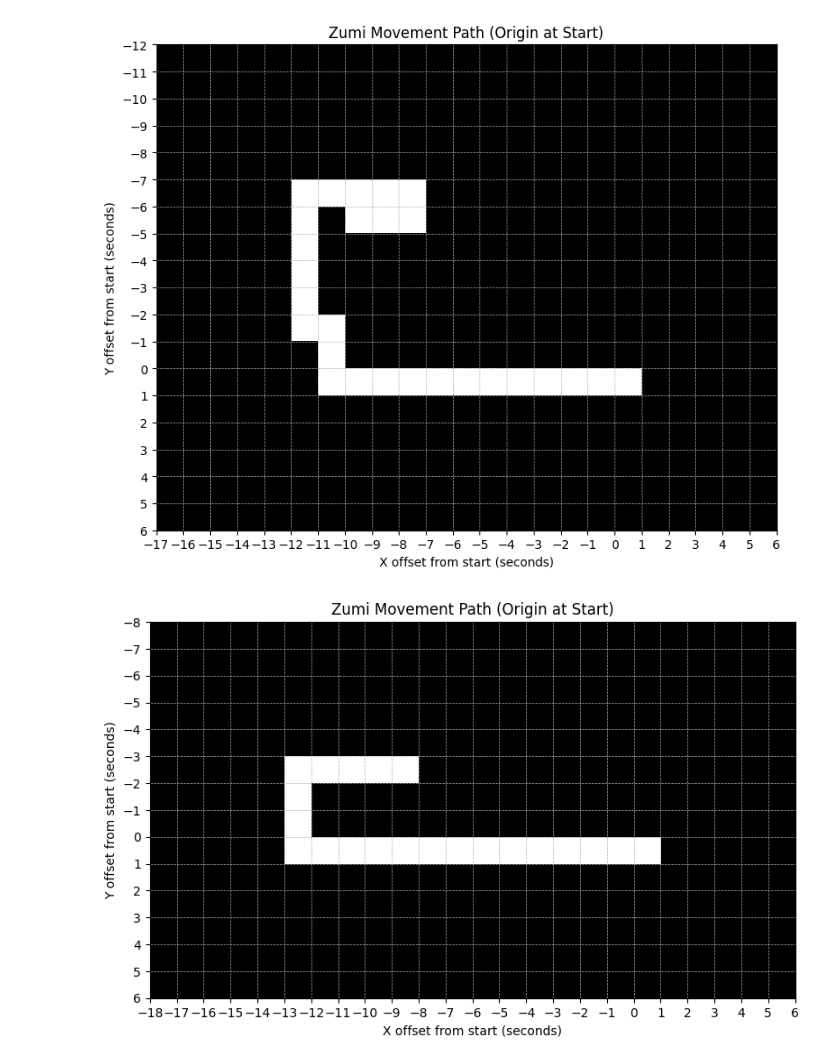
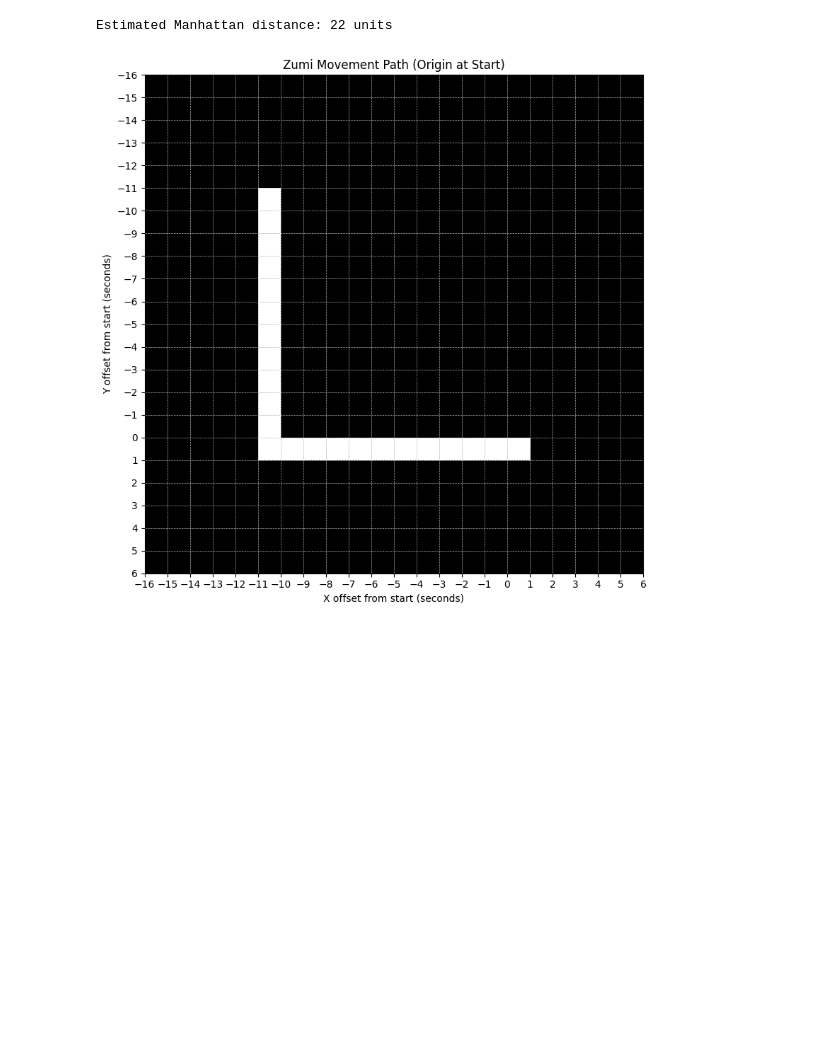
Before and after one commit to mikeandrusyak/robot_challenge, a Jupyter notebook: src/main_jupyther.ipynb, the cells around one changed output. Drawn from its saved outputs; the diff is of its cells as text; code cells hidden in the pictures; blank space fills up the shorter version.

```diff
--- a/src/main_jupyther.ipynb
+++ b/src/main_jupyther.ipynb
@@ -225,8 +226,7 @@ def read_qr_code(speed, number_of_objects, threshold):
 print(read_qr_code(5, 1, 100))
 # %%
 #testing csv file
-df = pd.read_csv(r'C:\Source\Python\robot_challenge\submissions\06.05.2025\Zumi7337_output_20250506_135338.csv')
-df2 = pd.read_csv(r"C:\Source\Python\robot_challenge\submissions\06.05.2025\Zumi7337_output_20250506_135633.csv")
-df3 = pd.read_csv(r"C:\Source\Python\robot_challenge\submissions\06.05.2025\Zumi7337_output_20250506_135834.csv")
+df = pd.read_csv(r'C:\Source\Python\robot_challenge\submissions\03.06.2025\Zumi7337_output_20250603_094833.csv', delimiter=',')
+
 print(df)
 # %% [output]
@@ -333,34 +335,33 @@ def plot_path(grid):
     x_shift = 300
     y_shift = 300
     xmin_shifted = xmin - x_shift
     xmax_shifted = xmax - x_shift
     ymin_shifted = ymin - y_shift
     ymax_shifted = ymax - y_shift
 
     # Plot
     plt.figure(figsize=(8, 8))
     plt.imshow(
         cropped,
         cmap='gray',
         origin='upper',
         extent=[xmin_shifted, xmax_shifted, ymax_shifted, ymin_shifted]  # flipped y for origin='upper'
     )
     plt.title("Zumi Movement Path (Origin at Start)")
     plt.xlabel('X offset from start (seconds)')
     plt.ylabel('Y offset from start (seconds)')
     plt.gca().set_aspect('equal')
 
     # Ticks every 1
     plt.xticks(np.arange(xmin_shifted, xmax_shifted + 1, 1))
     plt.yticks(np.arange(ymin_shifted, ymax_shifted + 1, 1))
 
     plt.grid(True, linewidth=0.5, linestyle='--')
     plt.tight_layout()
     plt.show()
 
+grid = manhattan_distance(df)
 plot_path(grid)
-plot_path(grid2)
-plot_path(grid3)
 # %% [output]
+Estimated Manhattan distance: 22 units
-[figure, old version]
+[figure, new version]
-[figure, removed]
```
Also changed, not shown: parts of 4 cells of this notebook.
